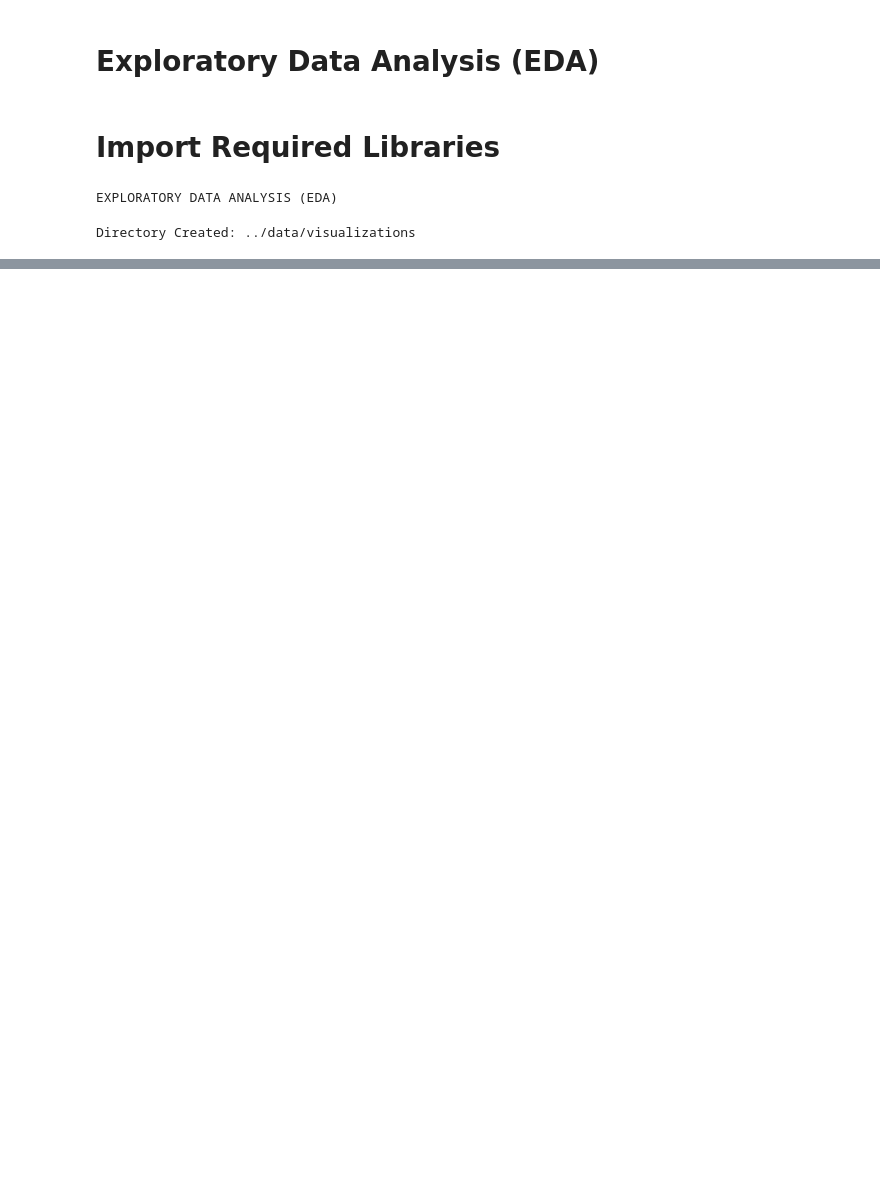
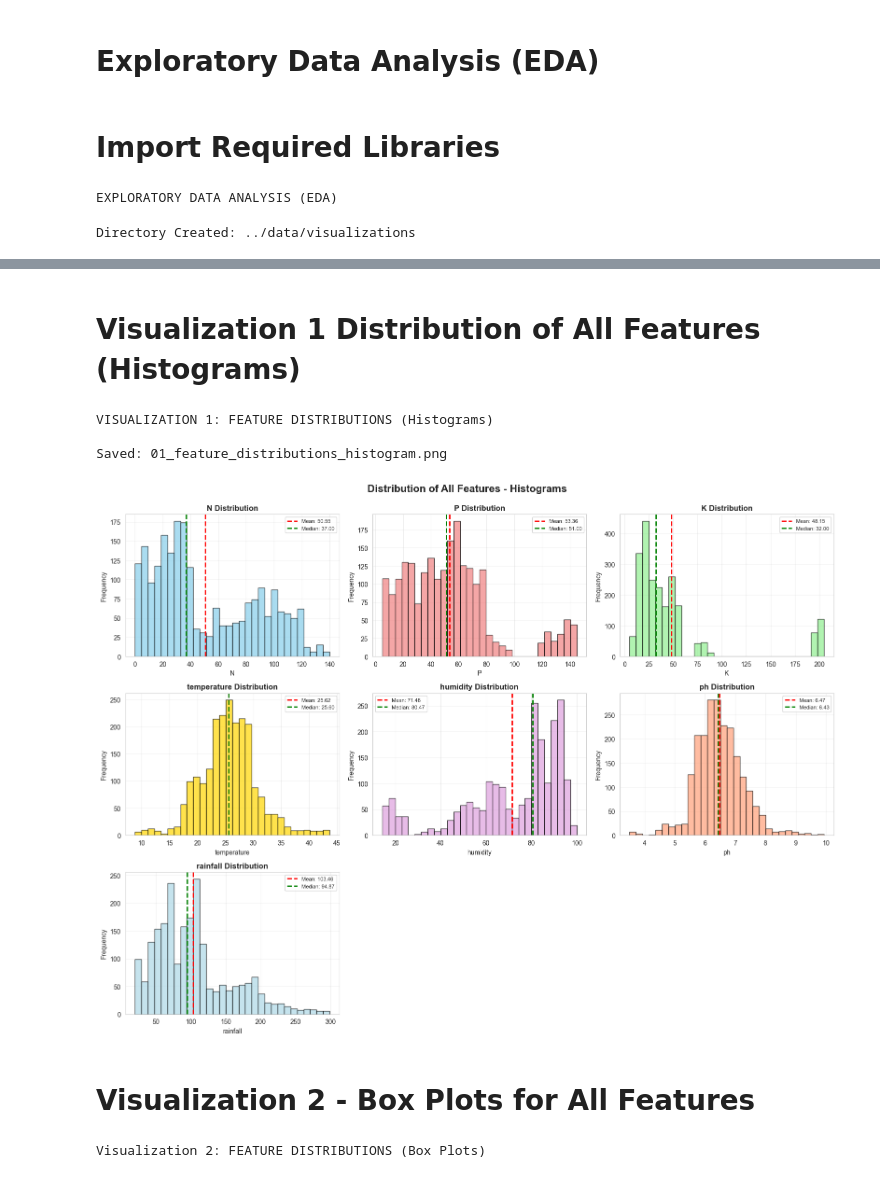
Before and after one commit to x-neon-nexus-o/AI-Powered-Crop-Recommendation-System-with-Explainable-AI-and-Economic-Analysis, a Jupyter notebook: notebooks/3.Exploratory Data Analysis.ipynb, the cells around one changed output, grey strips where cells are left out. Cells and saved outputs as stored; diff of their text form; code cells hidden in the pictures; blank space fills up the shorter version.

Commit message:
Refactor code structure for improved readability and maintainability and visualization are done for respected features with random samples

```diff
--- a/notebooks/3.Exploratory Data Analysis.ipynb
+++ b/notebooks/3.Exploratory Data Analysis.ipynb
@@ -27,0 +34,2 @@ Directory Created: ../data/visualizations
+# %%
+df=pd.read_csv("../data/processed/crop_data_cleaned.csv")
@@ -27,0 +54,3 @@ Directory Created: ../data/visualizations
+# %%
+features=["N", "P", "K", "temperature", "humidity", "ph", "rainfall"]
+target="label"
@@ -27,0 +87,12 @@ Directory Created: ../data/visualizations
+# %%
+print("\n2. Data Distribution Summary")
+for feature in features:
+    print(f"\n{feature}")
+    print(f"Range:[{df[feature].min()}, {df[feature].max()}]")
+    print(f"Mean: {df[feature].mean():.2f}")
+    print(f"Median: {df[feature].median():.2f}")
+    print(f"Mode: {df[feature].mode()[0]:.2f}")
+    print(f"Standard Deviation: {df[feature].std():.2f}")
+    print(f"Variance: {df[feature].var():.2f}")
+    print(f"Skewness: {df[feature].skew():.2f}")
+    print(f"Kurtosis: {df[feature].kurtosis():.2f}")
@@ -27,0 +117,47 @@ Directory Created: ../data/visualizations
+# %% [markdown]
+# Visualization 1  Distribution of All Features (Histograms)
+# %%
+print("VISUALIZATION 1: FEATURE DISTRIBUTIONS (Histograms)")
+
+fig, axes = plt.subplots(3, 3, figsize=(16, 12))
+fig.suptitle('Distribution of All Features - Histograms', fontsize=16, fontweight='bold', y=0.995)
+
+colors = ['skyblue', 'lightcoral', 'lightgreen', 'gold', 'plum', 'lightsalmon', 'lightblue']
+
+for idx, feature in enumerate(features):
+    row = idx // 3
+    col = idx % 3
+
+    axes[row, col].hist(df[feature], bins=30, color=colors[idx], edgecolor='black', alpha=0.7)
+    axes[row, col].set_title(f'{feature} Distribution', fontweight='bold')
+    axes[row, col].set_xlabel(feature)
+    axes[row, col].set_ylabel('Frequency')
+
+    mean_val = df[feature].mean()
+    median_val = df[feature].median()
+
+    axes[row, col].axvline(mean_val, color='red', linestyle='--', linewidth=2, label=f'Mean: {mean_val:.2f}')
+    axes[row, col].axvline(median_val, color='green', linestyle='--', linewidth=2, label=f'Median: {median_val:.2f}')
+    axes[row, col].legend(fontsize=8)
+    axes[row, col].grid(True, alpha=0.3)
+
+for idx in range(len(features), 9):
+    row = idx // 3
+    col = idx % 3
+    fig.delaxes(axes[row, col])
+
+plt.tight_layout()
+plt.savefig('../data/visualizations/01_feature_distributions_histogram.png', dpi=300, bbox_inches='tight')
+print("\nSaved: 01_feature_distributions_histogram.png")
+plt.show()
+# %% [output]
+VISUALIZATION 1: FEATURE DISTRIBUTIONS (Histograms)
+
+Saved: 01_feature_distributions_histogram.png
+[figure, added]
+# %% [markdown]
+# Visualization 2 - Box Plots for All Features
+# %%
+print("Visualization 2: FEATURE DISTRIBUTIONS (Box Plots)")
+# %% [output]
+Visualization 2: FEATURE DISTRIBUTIONS (Box Plots)
```
Also changed, not shown: parts of 17 cells of this notebook, 4 other files.
